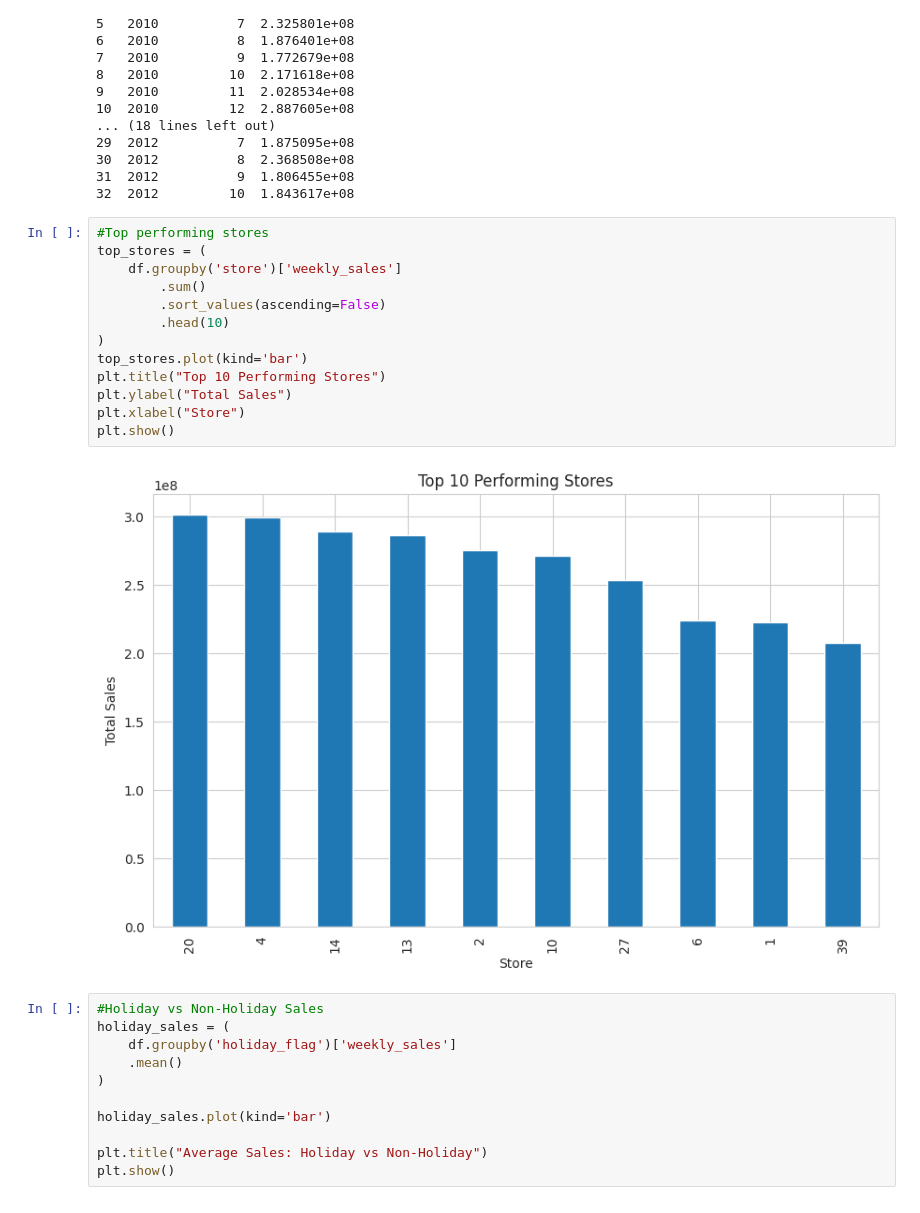
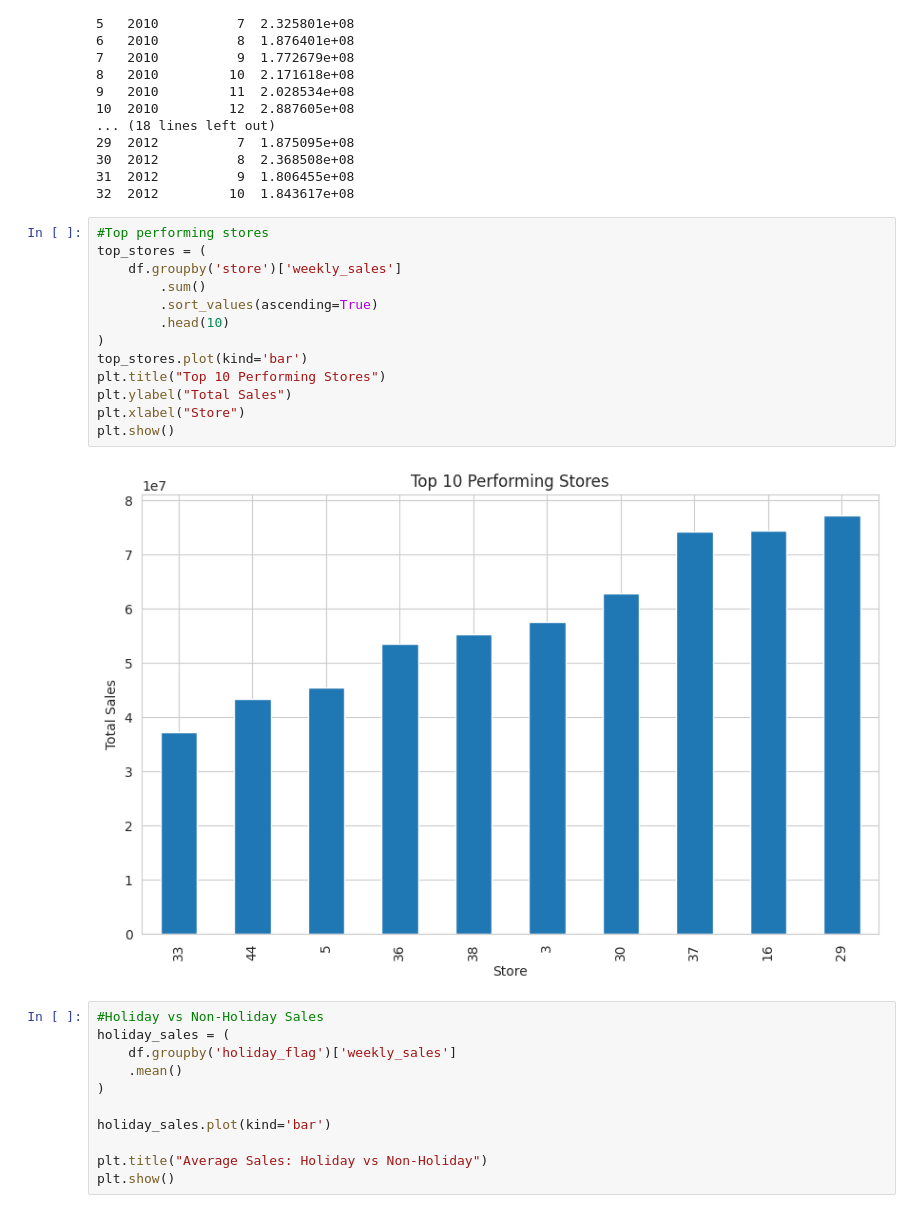
Before and after one commit to deyyfahr-hub/Portofolio, a Jupyter notebook: Notebook/Walmart_Sales_Analysis.ipynb, the cells around one changed output. Saved outputs shown, nothing was run; the diff lists cells and outputs as text.

```diff
--- a/Notebook/Walmart_Sales_Analysis.ipynb
+++ b/Notebook/Walmart_Sales_Analysis.ipynb
@@ -163,18 +163,18 @@ print(monthly_sales)
 # %%
 #Top performing stores
 top_stores = (
     df.groupby('store')['weekly_sales']
         .sum()
-        .sort_values(ascending=False)
+        .sort_values(ascending=True)
         .head(10)
 )
 top_stores.plot(kind='bar')
 plt.title("Top 10 Performing Stores")
 plt.ylabel("Total Sales")
 plt.xlabel("Store")
 plt.show()
 # %% [output]
-[figure, old version]
+[figure, new version]
 # %%
 #Holiday vs Non-Holiday Sales
 holiday_sales = (
```
Also changed, not shown: parts of 1 cell of this notebook.
